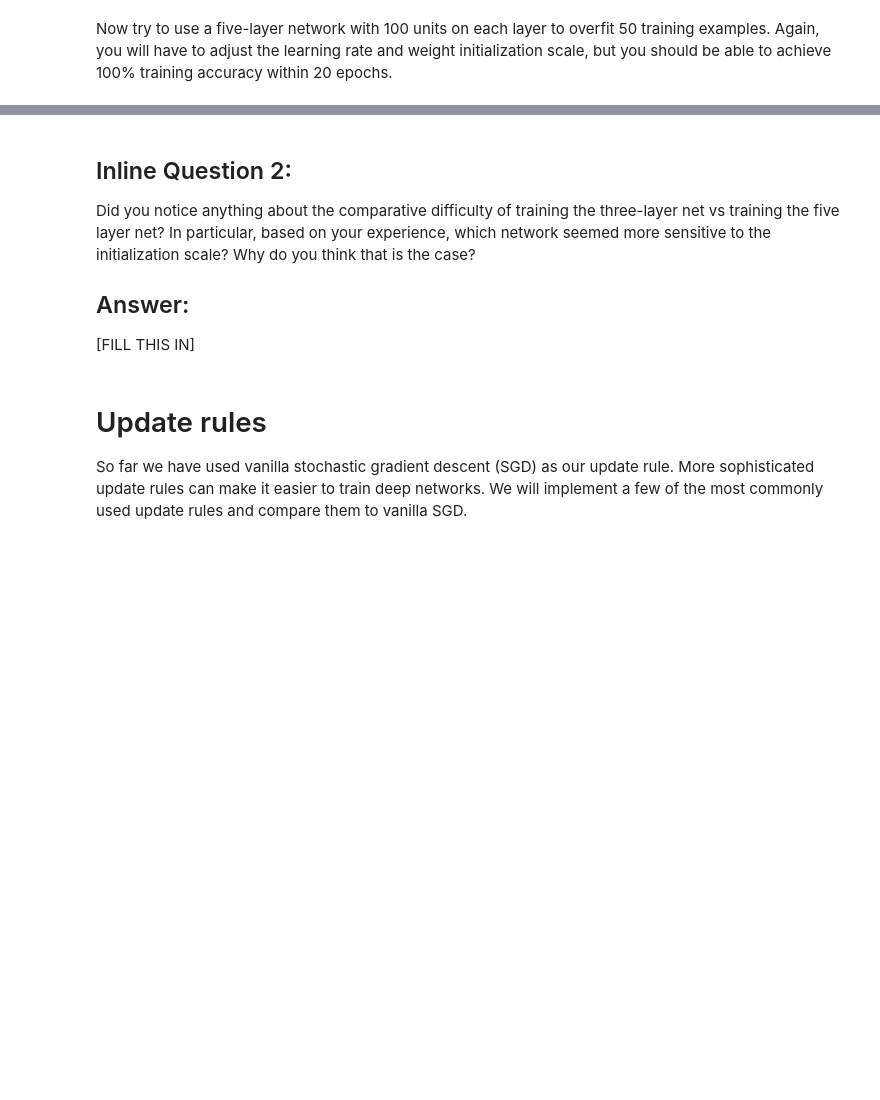
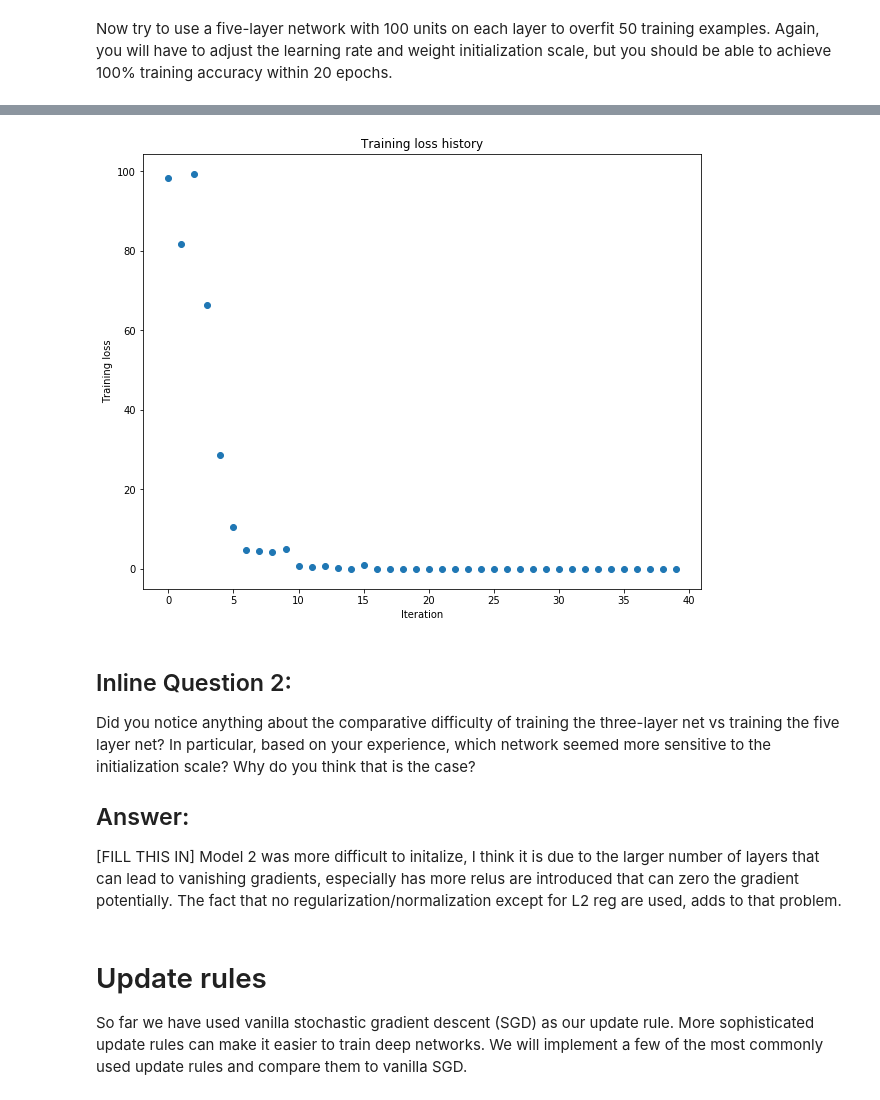
Before and after one commit to Cedric-Perauer/CS213n_Practice, a Jupyter notebook: assignment2/FullyConnectedNets.ipynb, the cells around one changed output, grey strips where cells are left out. Drawn from its saved outputs; the diff is of its cells as text; code cells hidden in the pictures; blank space fills up the shorter version.

```diff
--- a/assignment2/FullyConnectedNets.ipynb
+++ b/assignment2/FullyConnectedNets.ipynb
@@ -507,7 +514,7 @@ small_data = {
 }
 
 learning_rate = 2e-3  # Experiment with this!
-weight_scale = 1e-5   # Experiment with this!
+weight_scale = 9e-2   # Experiment with this!
 model = FullyConnectedNet([100, 100, 100, 100],
                 weight_scale=weight_scale, dtype=np.float64)
 solver = Solver(model, small_data,
@@ -524,3 +531,4 @@ plt.title('Training loss history')
 plt.xlabel('Iteration')
 plt.ylabel('Training loss')
 plt.show()
+# %% [output]
@@ -527,9 +552,11 @@ plt.show()
+[figure, added]
 # %% [markdown]
 ## Inline Question 2:
 Did you notice anything about the comparative difficulty of training the three-layer net vs training the five layer net? In particular, based on your experience, which network seemed more sensitive to the initialization scale? Why do you think that is the case?
 
 ## Answer:
 [FILL THIS IN]
+Model 2 was more difficult to initalize, I think it is due to the larger number of layers that can lead to vanishing gradients, especially has more relus are introduced that can zero the gradient potentially. The fact that no regularization/normalization except for L2 reg are used, adds to that problem.
 # %% [markdown]
 # Update rules
 So far we have used vanilla stochastic gradient descent (SGD) as our update rule. More sophisticated update rules can make it easier to train deep networks. We will implement a few of the most commonly used update rules and compare them to vanilla SGD.
```
Also changed, not shown: parts of 14 cells of this notebook, 1 other file.
